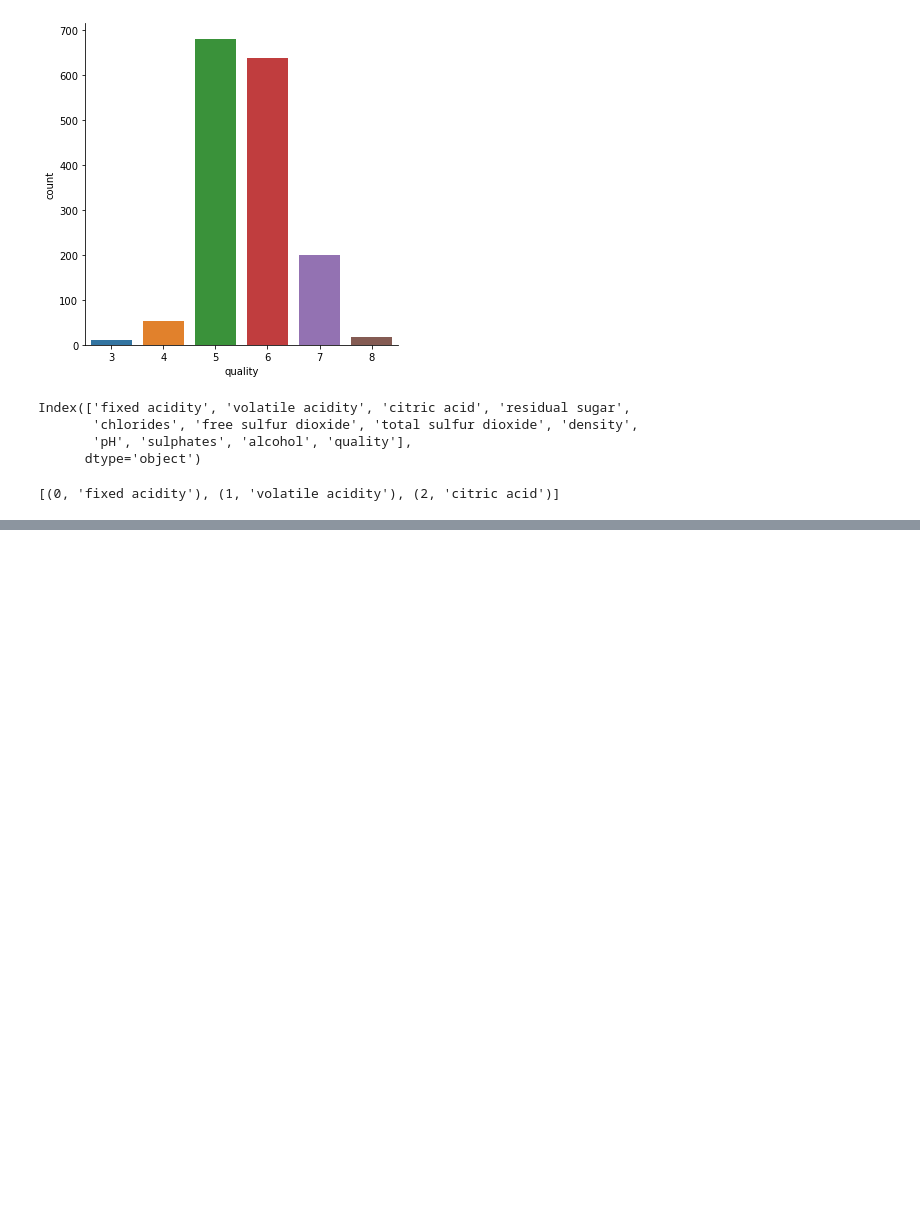
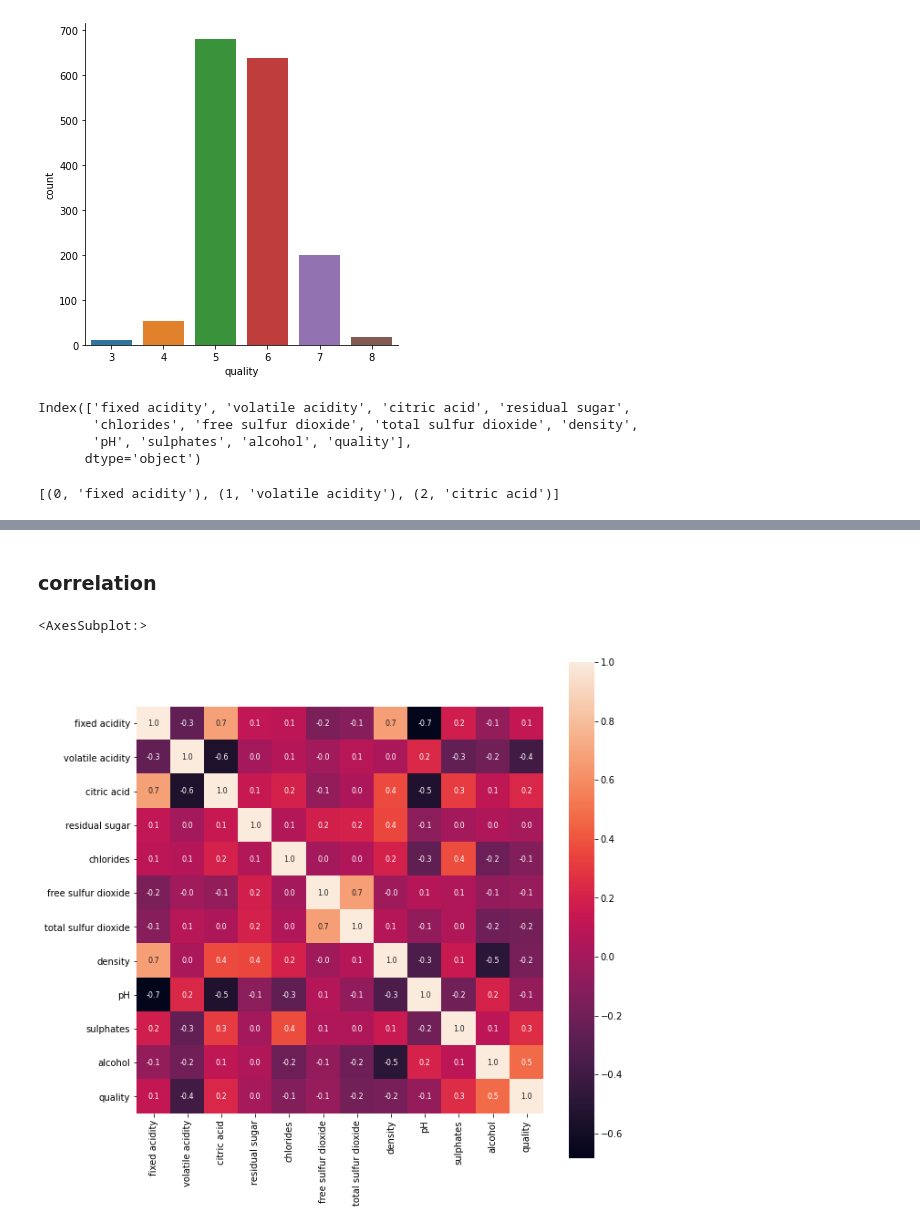
Before and after one commit to elifsare/Red-Wine-Quality-Prediction, a Jupyter notebook: WineQuality.ipynb, the cells around one changed output, grey strips where cells are left out. Drawn from its saved outputs; the diff is of its cells as text; code cells hidden in the pictures; blank space fills up the shorter version.

```diff
--- a/WineQuality.ipynb
+++ b/WineQuality.ipynb
@@ -89,0 +89,16 @@ for i in enumerate(feature):
+# %% [markdown]
+### correlation
+# %%
+correlation = dataset.corr()
+# %%
+plt.figure(figsize=(10,10))
+sns.heatmap(correlation,
+            cbar = True,
+            square = True,
+            fmt = '.1f',
+            annot = True,
+            annot_kws = {'size' : 8},
+            cmap = 'rocket')
+# %% [output]
+<AxesSubplot:>
+[figure, added]
```
Also changed, not shown: parts of 3 cells of this notebook.
